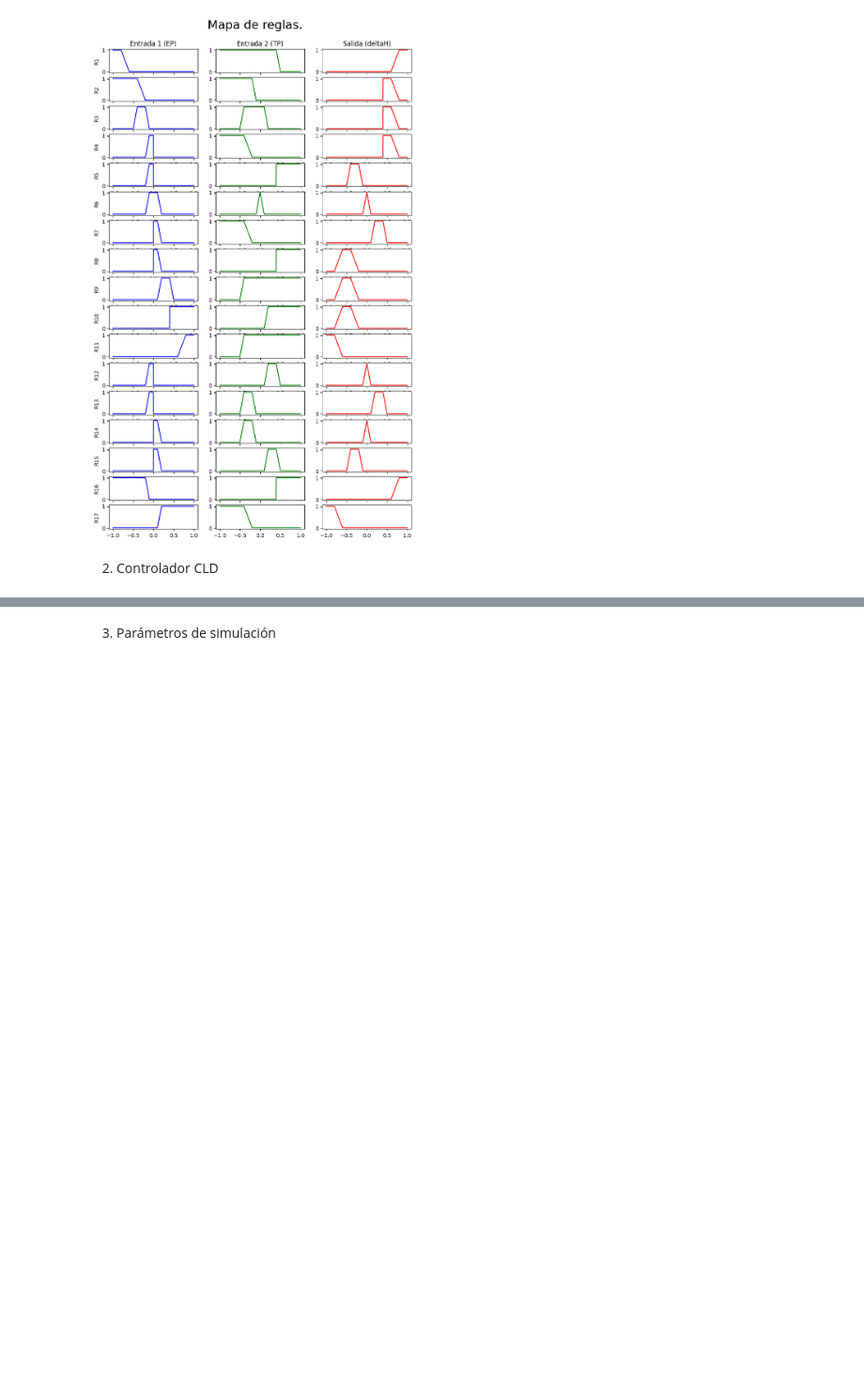
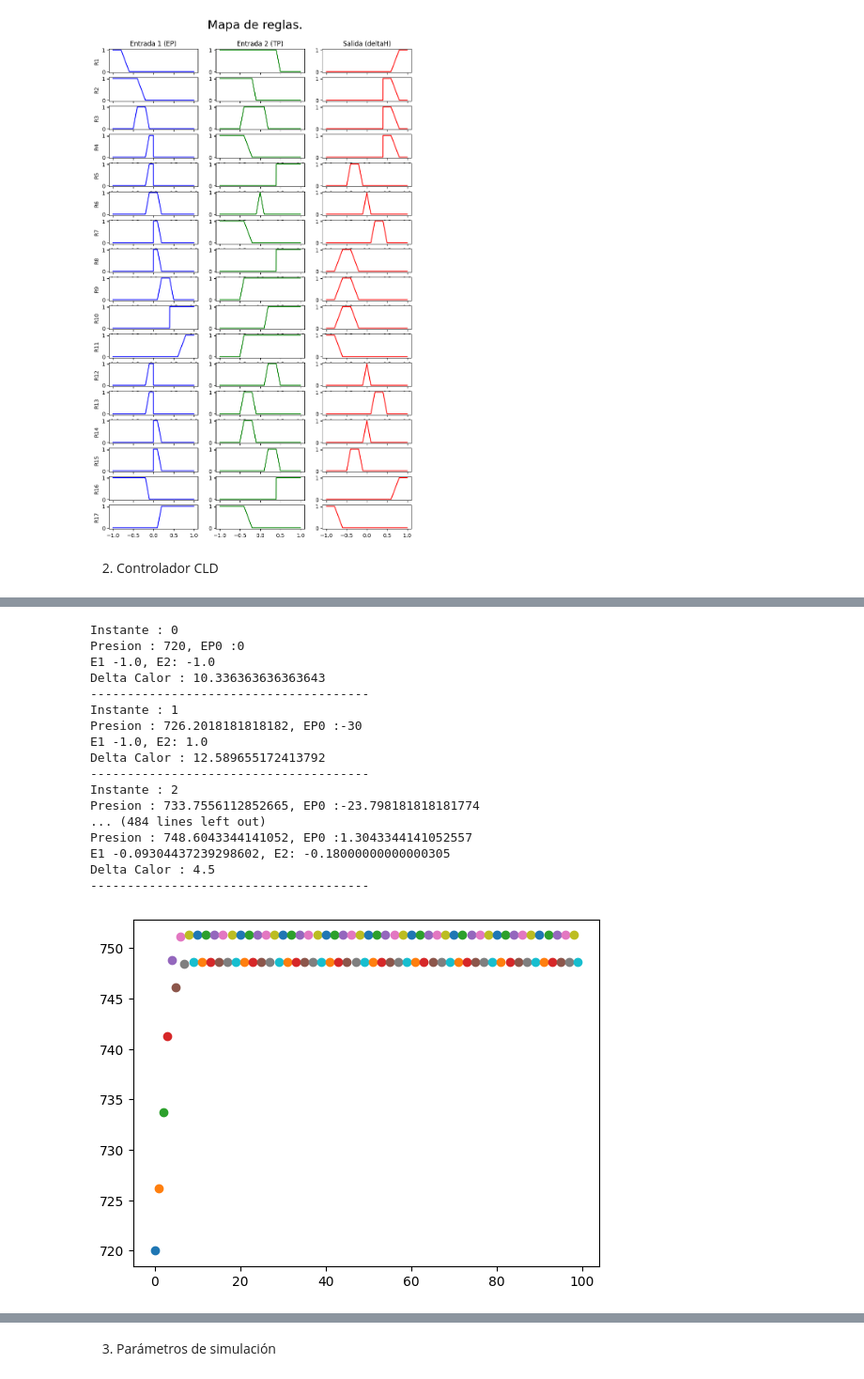
Before and after one commit to NicolasIsla/fuzzy-chainsaw, a Jupyter notebook: proyecto1.ipynb, the cells around one changed output, grey strips where cells are left out. Shown at 94% size. Cells and saved outputs as stored; diff of their text form; code cells hidden in the pictures; blank space fills up the shorter version.

```diff
--- a/proyecto1.ipynb
+++ b/proyecto1.ipynb
@@ -227,0 +316,21 @@ for i, (r_error, r_tasa_cambio_error) in enumerate(mapa_reglas.keys()):
+# %%
+controlador(720, regla=r_centro_gravedad, n_times=100)
+# %% [output]
+Instante : 0
+Presion : 720, EP0 :0
+E1 -1.0, E2: -1.0
+Delta Calor : 10.336363636363643
+--------------------------------------
+Instante : 1
+Presion : 726.2018181818182, EP0 :-30
+E1 -1.0, E2: 1.0
+Delta Calor : 12.589655172413792
+--------------------------------------
+Instante : 2
+Presion : 733.7556112852665, EP0 :-23.798181818181774
+... (484 lines left out)
+Presion : 748.6043344141052, EP0 :1.3043344141052557
+E1 -0.09304437239298602, E2: -0.18000000000000305
+Delta Calor : 4.5
+--------------------------------------
+[figure, added]
```
Also changed, not shown: parts of 14 cells of this notebook.
